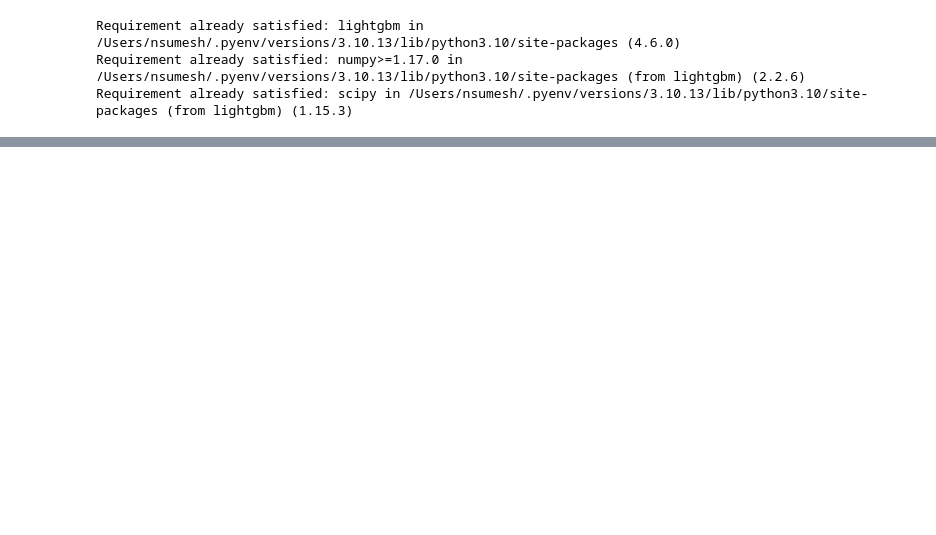
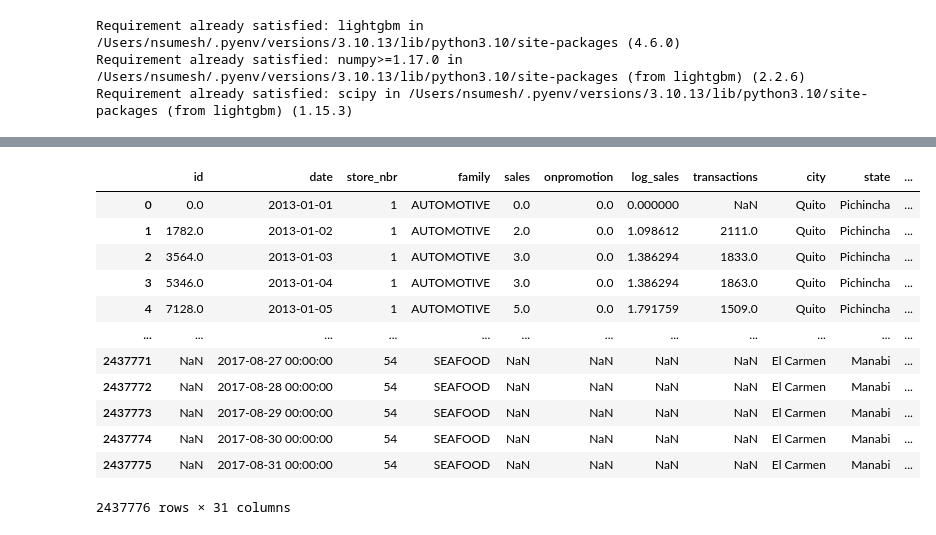
Before and after one commit to nsumesh/ProductDemandForecasting, a Jupyter notebook: notebooks/train_model.ipynb, the cells around one changed output, grey strips where cells are left out. Saved outputs shown, nothing was run; the diff lists cells and outputs as text; code cells hidden in the pictures; blank space fills up the shorter version.

```diff
--- a/notebooks/train_model.ipynb
+++ b/notebooks/train_model.ipynb
@@ -15,0 +198,29 @@ testing_data = pd.read_csv('/Users/nsumesh/Documents/GitHub/ProductDemandForecas
+# %%
+holidays_event_data = pd.read_csv('/Users/nsumesh/Documents/GitHub/ProductDemandForecasting/data/raw/holidays_events.csv')
+oil_data = pd.read_csv('/Users/nsumesh/Documents/GitHub/ProductDemandForecasting/data/raw/oil.csv')
+stores_data = pd.read_csv('/Users/nsumesh/Documents/GitHub/ProductDemandForecasting/data/raw/stores.csv')
+transactions_data = pd.read_csv('/Users/nsumesh/Documents/GitHub/ProductDemandForecasting/data/raw/transactions.csv')
+sample_submission_data = pd.read_csv('/Users/nsumesh/Documents/GitHub/ProductDemandForecasting/data/raw/sample_submission.csv')
+transactions_data['date'] = pd.to_datetime(transactions_data['date'])
+oil_data['date'] = pd.to_datetime(oil_data['date'])
+holidays_event_data['date'] = pd.to_datetime(holidays_event_data['date'])
+holidays_clean = holidays_event_data[
+    (holidays_event_data['locale'] == 'National') &
+    (holidays_event_data['transferred'] == False)
+]
+holidays_clean = holidays_clean[['date']].drop_duplicates()
+holidays_clean['is_holiday'] = 1
+# future_predictions = future_predictions.merge(transactions_data, on=['store_nbr', 'date'], how='left')
+# future_predictions = future_predictions.merge(oil_data, on='date', how='left')
+# future_predictions = future_predictions.merge(holidays_event_data, on='date', how='left')
+# future_predictions = future_predictions.merge(stores_data, on='store_nbr', how='left')
+# %%
+future_predictions = future_predictions.merge(transactions_data, on=['store_nbr', 'date'], how='left')
+future_predictions = future_predictions.merge(oil_data, on='date', how='left')
+future_predictions = future_predictions.merge(holidays_event_data, on='date', how='left')
+future_predictions = future_predictions.merge(stores_data, on='store_nbr', how='left')
+# %%
+future_predictions['sales'] = np.nan
+
+future_predictions.rename(columns={'type_y':'type'}, inplace=True)
+future_predictions
@@ -15,0 +241,20 @@ testing_data = pd.read_csv('/Users/nsumesh/Documents/GitHub/ProductDemandForecas
+# %%
+
+training_data_copy = training_data.copy()
+training_data_copy = pd.concat([training_data_copy, future_predictions], ignore_index=True)
+# %%
+training_data_copy
+# %% [output]
+|  | id | date | store_nbr | family | sales | onpromotion | log_sales | transactions | city | state | ... |
+| 0 | 0.0 | 2013-01-01 | 1 | AUTOMOTIVE | 0.0 | 0.0 | 0.000000 | NaN | Quito | Pichincha | ... |
+| 1 | 1782.0 | 2013-01-02 | 1 | AUTOMOTIVE | 2.0 | 0.0 | 1.098612 | 2111.0 | Quito | Pichincha | ... |
+| 2 | 3564.0 | 2013-01-03 | 1 | AUTOMOTIVE | 3.0 | 0.0 | 1.386294 | 1833.0 | Quito | Pichincha | ... |
+| 3 | 5346.0 | 2013-01-04 | 1 | AUTOMOTIVE | 3.0 | 0.0 | 1.386294 | 1863.0 | Quito | Pichincha | ... |
+| 4 | 7128.0 | 2013-01-05 | 1 | AUTOMOTIVE | 5.0 | 0.0 | 1.791759 | 1509.0 | Quito | Pichincha | ... |
+| ... | ... | ... | ... | ... | ... | ... | ... | ... | ... | ... | ... |
+| 2437771 | NaN | 2017-08-27 00:00:00 | 54 | SEAFOOD | NaN | NaN | NaN | NaN | El Carmen | Manabi | ... |
+| 2437772 | NaN | 2017-08-28 00:00:00 | 54 | SEAFOOD | NaN | NaN | NaN | NaN | El Carmen | Manabi | ... |
+| 2437773 | NaN | 2017-08-29 00:00:00 | 54 | SEAFOOD | NaN | NaN | NaN | NaN | El Carmen | Manabi | ... |
+| 2437774 | NaN | 2017-08-30 00:00:00 | 54 | SEAFOOD | NaN | NaN | NaN | NaN | El Carmen | Manabi | ... |
+| 2437775 | NaN | 2017-08-31 00:00:00 | 54 | SEAFOOD | NaN | NaN | NaN | NaN | El Carmen | Manabi | ... |
+2437776 rows × 31 columns
```
Also changed, not shown: parts of 23 cells of this notebook, 7 other files.
